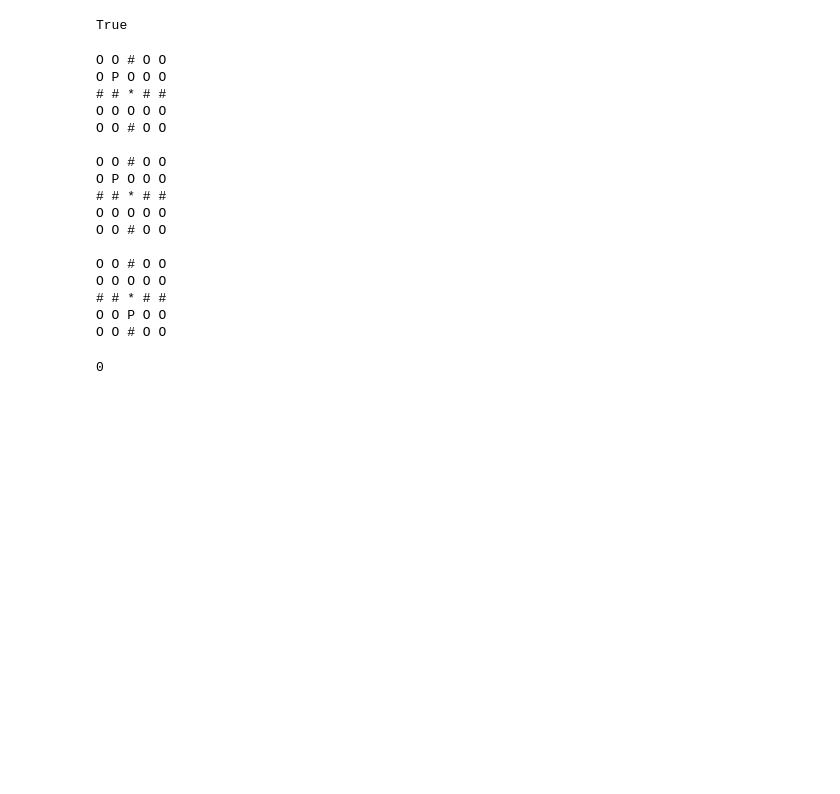
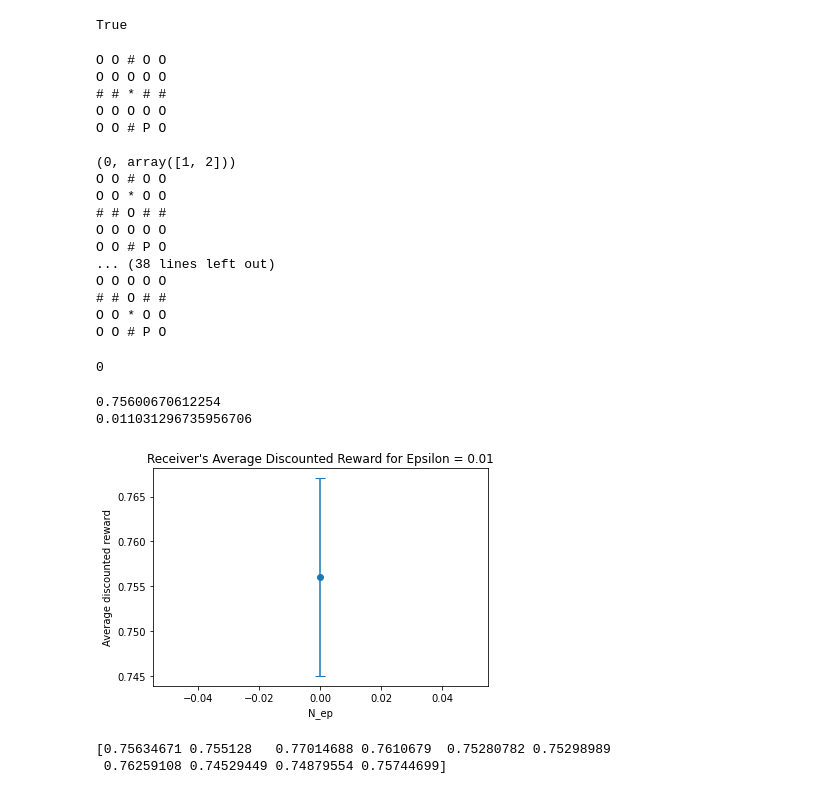
Before and after one commit to CosmoMaaya/CS486, a Jupyter notebook: A4/q2.ipynb, the cells around one changed output. Drawn from its saved outputs; the diff is of its cells as text; code cells hidden in the pictures; blank space fills up the shorter version.

```diff
--- a/A4/q2.ipynb
+++ b/A4/q2.ipynb
@@ -33,7 +55,8 @@ DOWN = np.array([1, 0])
 LEFT = np.array([0, -1])
 RIGHT = np.array([0, 1])
 
-MOVING_ACTIONS = np.array([UP, DOWN, LEFT, RIGHT])
+MOVING_ACTIONS = np.array([LEFT, UP, RIGHT, DOWN])
+ACTION_PRINT = ['\u2190', '\u2191', '\u2192', '\u2193']
 
 GRID_EMPTY = 0
 GRID_WALL = 1
@@ -57,15 +80,15 @@ class Grid():
         prize_location_choices = [(i, j) for i in range(5) for j in range(5) if self.grid[i, j] == GRID_EMPTY and (i, j) != (2, 2)]
         prize_idx = np.random.randint(len(prize_location_choices))
         self.grid[prize_location_choices[prize_idx]] = GRID_PRIZE
-        return prize_location_choices[prize_idx]
+        return tuple(prize_location_choices[prize_idx])
 
     def move(self, direction):
         self.position += direction
-        if (self.position >= 5).any() or (self.position < 0).any() or self.grid[self.position] == GRID_WALL:
+        if (self.position >= 5).any() or (self.position < 0).any() or self.grid[tuple(self.position)] == GRID_WALL:
             self.position -= direction
             return 0, self.position
 
-        if self.grid[self.position] == GRID_PRIZE:
+        if self.grid[tuple(self.position)] == GRID_PRIZE:
             return 1, self.position
 
         return 0, self.position
@@ -97,29 +135,29 @@ True
 g = Grid(FOUR_ROOM)
 g.print_grid()
 print()
-g.restart()
-g.print_grid()
-print()
-g.restart()
-g.print_grid()
+instructions = [UP, DOWN, LEFT, RIGHT, DOWN, LEFT, RIGHT]
+for i in instructions:
+    print(g.move(i))
+    g.print_grid()
+    print()
 # %% [output]
-O O # O O
-O P O O O
-# # * # #
-O O O O O
-O O # O O
-
-O O # O O
-O P O O O
-# # * # #
-O O O O O
-O O # O O
-
 O O # O O
 O O O O O
 # # * # #
-O O P O O
+O O O O O
+O O # P O
+
+(0, array([1, 2]))
 O O # O O
+O O * O O
+# # O # #
+O O O O O
+O O # P O
+... (38 lines left out)
+O O O O O
+# # O # #
+O O * O O
+O O # P O
 # %%
 Q = np.zeros((5, 5, 4, 4))
 Q[2,2,3,2] = 1
@@ -169,0 +251,26 @@ class Receiver():
+# %%
+
+
+rewards = []
+senders = []
+for i in tqdm(range(10)):
+    g = Grid(FOUR_ROOM)
+    sender = Sender(g, 4)
+    sender.start_learning(0.1, 50000)
+    rewards.append(sender.start_learning(0, 1000))
+    senders.append(sender)
+
+print(np.mean(rewards))
+print(np.std(rewards))
+# %% [output]
+0.75600670612254
+0.011031296735956706
+# %%
+plt.errorbar(0, np.mean(rewards), yerr=np.std(rewards), fmt='o', capsize=5)
+plt.ylabel("Average discounted reward")
+plt.xlabel("N_ep")
+plt.title(f"Receiver's Average Discounted Reward for Epsilon = {eps}")
+plt.savefig(f"Receiver's Average Discounted Reward for Epsilon = {eps}.png")
+plt.show()
+# %% [output]
+[figure, added]
@@ -169,0 +292,5 @@ class Receiver():
+# %%
+print(rewards_10[:,0,-1])
+# %% [output]
+[0.75634671 0.755128   0.77014688 0.7610679  0.75280782 0.75298989
+ 0.76259108 0.74529449 0.74879554 0.75744699]
```
Also changed, not shown: parts of 27 cells of this notebook, 44 other files.
